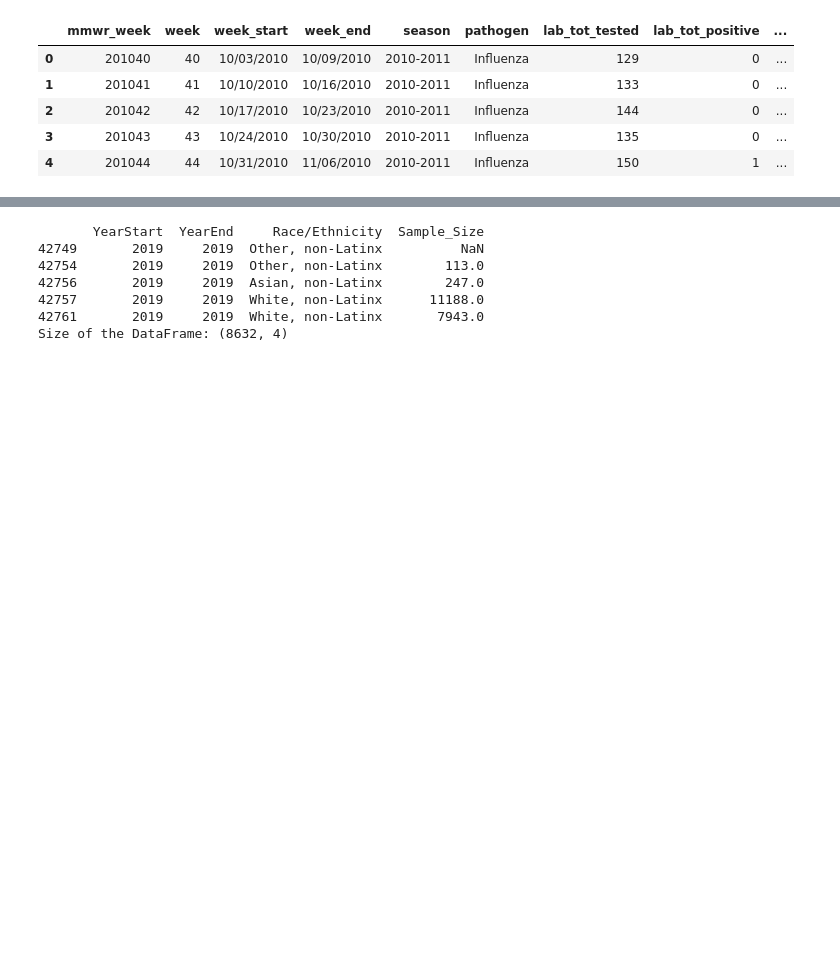
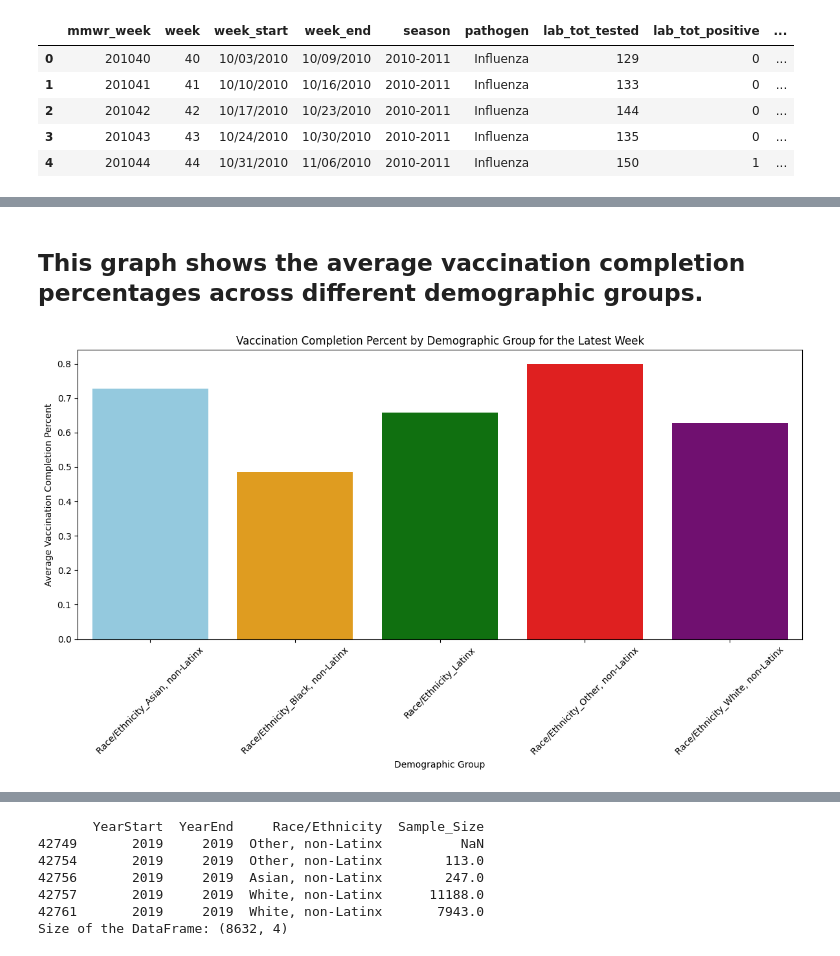
Before and after one commit to DaniyalSKKR/Covid19-Vaccinations-Obesity-Across-Ethnic-Groups, a Jupyter notebook: src/finalProject.ipynb, the cells around one changed output, grey strips where cells are left out. Drawn from its saved outputs; the diff is of its cells as text; code cells hidden in the pictures; blank space fills up the shorter version.

```diff
--- a/src/finalProject.ipynb
+++ b/src/finalProject.ipynb
@@ -82,0 +188,4 @@ EDA code will go in this block
+# %%
+
+df_processed = pd.get_dummies(df_final_copy, columns=['Race/Ethnicity'], drop_first=True)
+df_processed.shape, df_processed.head()
@@ -82,0 +210,37 @@ EDA code will go in this block
+# %% [markdown]
+## This graph shows the average vaccination completion percentages across different demographic groups.
+# %%
+# Ensure 'Vaccine Series Completed Percent' is numeric
+df_processed['Vaccine Series Completed Percent'] = pd.to_numeric(df_processed['Vaccine Series Completed Percent'], errors='coerce')
+
+# Since we've coerced errors, there might be NaNs introduced if there were non-numeric values. Let's drop these.
+df_processed.dropna(subset=['Vaccine Series Completed Percent'], inplace=True)
+
+latest_week = df_processed['week_start'].max()
+demographic_columns = [col for col in df_processed.columns if col.startswith('Race/Ethnicity_')]
+
+# Retry summarizing the average vaccination completion percent across different demographics for the latest week
+avg_vaccination_by_demographic = df_processed[df_processed['week_start'] == latest_week][demographic_columns + ['Vaccine Series Completed Percent']].groupby(demographic_columns).mean().reset_index()
+
+# Melt the DataFrame to make it suitable for seaborn barplot again
+avg_vaccination_melted = avg_vaccination_by_demographic.melt(id_vars=['Vaccine Series Completed Percent'], var_name='Demographic Group', value_name='Presence')
+
+# Filter out rows where the demographic group is not present
+avg_vaccination_melted_filtered = avg_vaccination_melted[avg_vaccination_melted['Presence'] == 1]
+
+bar_colors = ['skyblue', 'orange', 'green', 'red', 'purple']
+
+
+# Visualize again
+plt.figure(figsize=(12, 7))
+sns.barplot(data=avg_vaccination_melted_filtered, x='Demographic Group', y='Vaccine Series Completed Percent', errorbar=None, palette=bar_colors, hue='Demographic Group', legend=False)
+plt.title('Vaccination Completion Percent by Demographic Group for the Latest Week')
+plt.xlabel('Demographic Group')
+plt.ylabel('Average Vaccination Completion Percent')
+plt.xticks(rotation=45)
+plt.tight_layout()
+
+# Show the plot
+plt.show()
+# %% [output]
+[figure, added]
```
Also changed, not shown: parts of 43 cells of this notebook, 19 other files.
